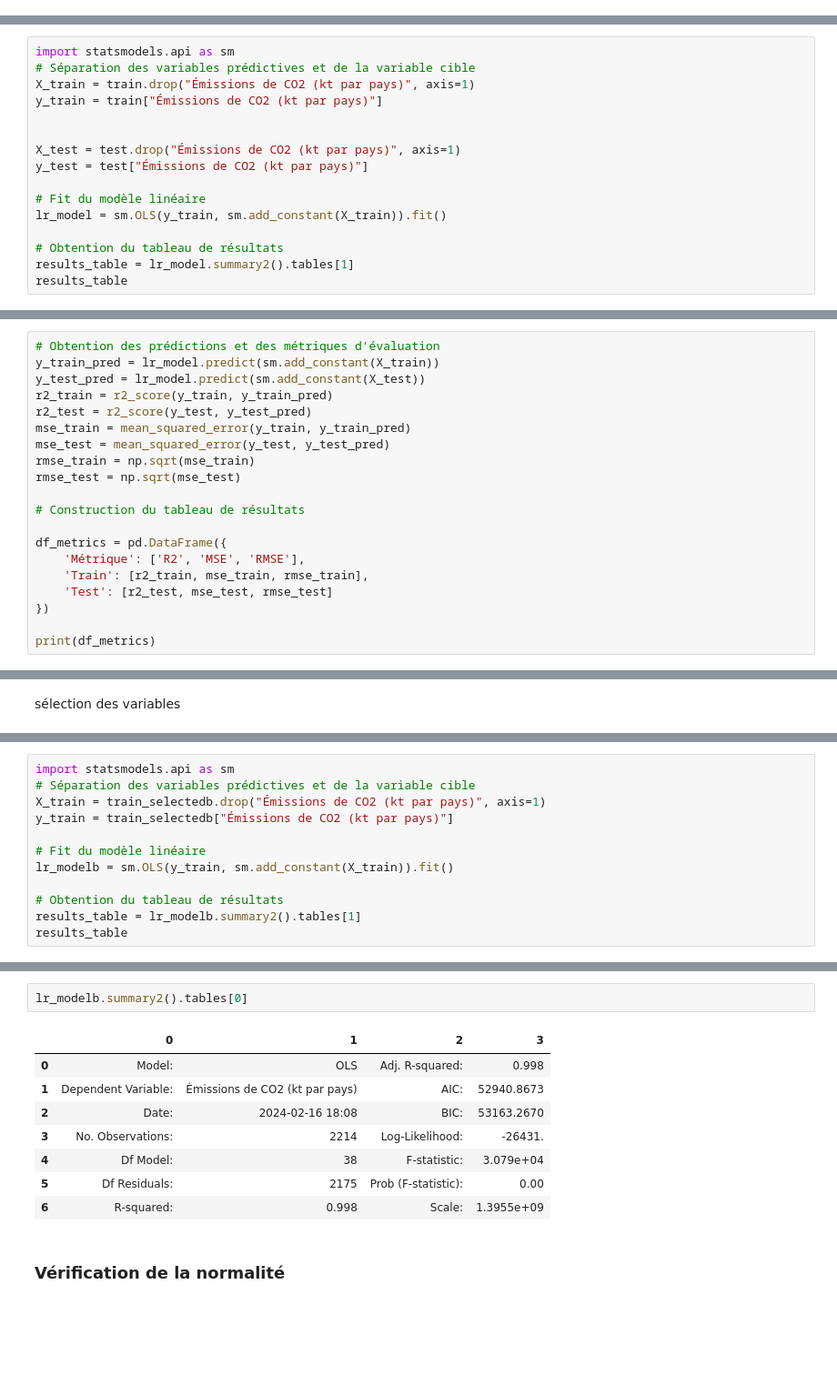
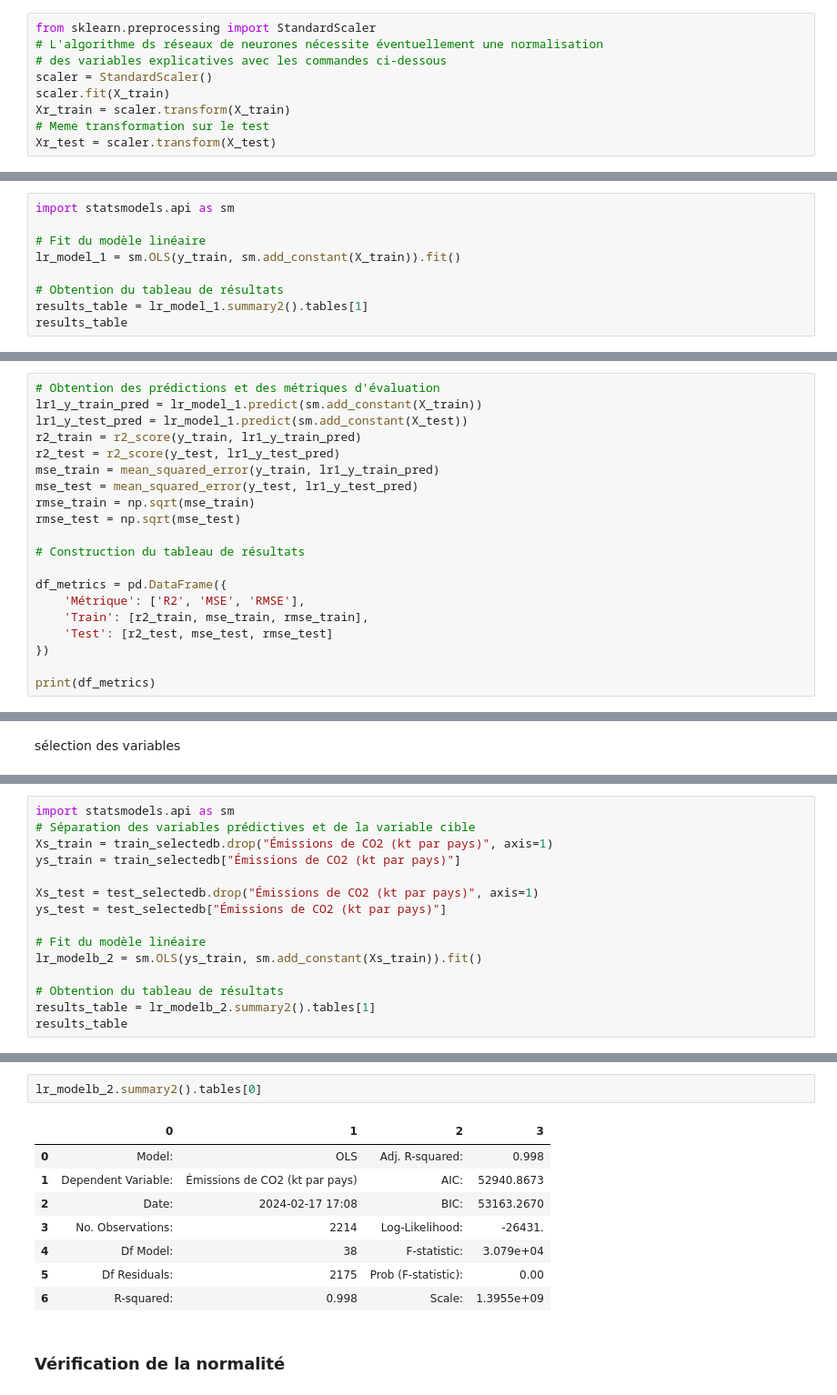
Before and after one commit to hugoguilbot/MLProject, a Jupyter notebook: Modélisation-Regression-Lineaire.ipynb, the cells around one changed output, grey strips where cells are left out. Shown at 91% size. Saved outputs shown, nothing was run; the diff lists cells and outputs as text; blank space fills up the shorter version.

```diff
--- a/Modélisation-Regression-Lineaire.ipynb
+++ b/Modélisation-Regression-Lineaire.ipynb
@@ -489,0 +183,9 @@ train, test = train_test_split(df_cleaned_new, test_size=0.2, random_state=42)
+# %%
+from sklearn.preprocessing import StandardScaler
+# L'algorithme ds réseaux de neurones nécessite éventuellement une normalisation
+# des variables explicatives avec les commandes ci-dessous
+scaler = StandardScaler()
+scaler.fit(X_train)
+Xr_train = scaler.transform(X_train)
+# Meme transformation sur le test
+Xr_test = scaler.transform(X_test)
@@ -494,18 +211,11 @@ train, test = train_test_split(df_cleaned_new, test_size=0.2, random_state=42)
 # %%
 import statsmodels.api as sm
-# Séparation des variables prédictives et de la variable cible
-X_train = train.drop("Émissions de CO2 (kt par pays)", axis=1)
-y_train = train["Émissions de CO2 (kt par pays)"]
-
-
-X_test = test.drop("Émissions de CO2 (kt par pays)", axis=1)
-y_test = test["Émissions de CO2 (kt par pays)"]
 
 # Fit du modèle linéaire
-lr_model = sm.OLS(y_train, sm.add_constant(X_train)).fit()
+lr_model_1 = sm.OLS(y_train, sm.add_constant(X_train)).fit()
 
 # Obtention du tableau de résultats
-results_table = lr_model.summary2().tables[1]
+results_table = lr_model_1.summary2().tables[1]
 results_table
 # %% [output]
 |  | Coef. | Std.Err. | t | P>|t| | [0.025 | 0.975] |
@@ -534,12 +244,12 @@ lr_model.summary2().tables[0]
 | 6 | R-squared: | 0.998 | Scale: | 1.4446e+09 |
 # %%
 # Obtention des prédictions et des métriques d'évaluation
-y_train_pred = lr_model.predict(sm.add_constant(X_train))
-y_test_pred = lr_model.predict(sm.add_constant(X_test))
-r2_train = r2_score(y_train, y_train_pred)
-r2_test = r2_score(y_test, y_test_pred)
-mse_train = mean_squared_error(y_train, y_train_pred)
-mse_test = mean_squared_error(y_test, y_test_pred)
+lr1_y_train_pred = lr_model_1.predict(sm.add_constant(X_train))
+lr1_y_test_pred = lr_model_1.predict(sm.add_constant(X_test))
+r2_train = r2_score(y_train, lr1_y_train_pred)
+r2_test = r2_score(y_test, lr1_y_test_pred)
+mse_train = mean_squared_error(y_train, lr1_y_train_pred)
+mse_test = mean_squared_error(y_test, lr1_y_test_pred)
 rmse_train = np.sqrt(mse_train)
 rmse_test = np.sqrt(mse_test)
 
@@ -673,14 +398,17 @@ See the caveats in the documentation: https://pandas.pydata.org/pandas-docs/stab
 # %%
 import statsmodels.api as sm
 # Séparation des variables prédictives et de la variable cible
-X_train = train_selectedb.drop("Émissions de CO2 (kt par pays)", axis=1)
-y_train = train_selectedb["Émissions de CO2 (kt par pays)"]
+Xs_train = train_selectedb.drop("Émissions de CO2 (kt par pays)", axis=1)
+ys_train = train_selectedb["Émissions de CO2 (kt par pays)"]
+
+Xs_test = test_selectedb.drop("Émissions de CO2 (kt par pays)", axis=1)
+ys_test = test_selectedb["Émissions de CO2 (kt par pays)"]
 
 # Fit du modèle linéaire
-lr_modelb = sm.OLS(y_train, sm.add_constant(X_train)).fit()
+lr_modelb_2 = sm.OLS(ys_train, sm.add_constant(Xs_train)).fit()
 
 # Obtention du tableau de résultats
-results_table = lr_modelb.summary2().tables[1]
+results_table = lr_modelb_2.summary2().tables[1]
 results_table
 # %% [output]
 |  | Coef. | Std.Err. | t | P>|t| | [0.025 | 0.975] |
@@ -701,12 +429,12 @@ results_table
 | Pays_Mexico | 2.163524e+04 | 10095.544419 | 2.143048 | 3.221988e-02 | 1.837317e+03 | 4.143316e+04 |
 | Pays_Peru | 1.980724e+04 | 9944.009937 | 1.991877 | 4.650943e-02 | 3.064892e+02 | 3.930800e+04 |
 # %%
-lr_modelb.summary2().tables[0]
+lr_modelb_2.summary2().tables[0]
 # %% [output]
 |  | 0 | 1 | 2 | 3 |
 | 0 | Model: | OLS | Adj. R-squared: | 0.998 |
 | 1 | Dependent Variable: | Émissions de CO2 (kt par pays) | AIC: | 52940.8673 |
-| 2 | Date: | 2024-02-16 18:08 | BIC: | 53163.2670 |
+| 2 | Date: | 2024-02-17 17:08 | BIC: | 53163.2670 |
 | 3 | No. Observations: | 2214 | Log-Likelihood: | -26431. |
 | 4 | Df Model: | 38 | F-statistic: | 3.079e+04 |
 | 5 | Df Residuals: | 2175 | Prob (F-statistic): | 0.00 |
```
Also changed, not shown: parts of 79 cells of this notebook, 1 other file.
